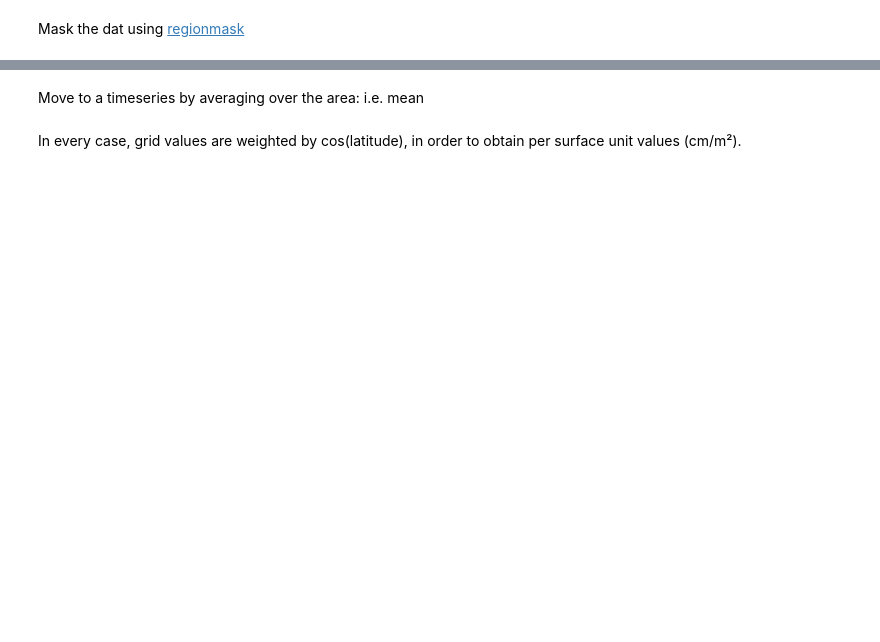
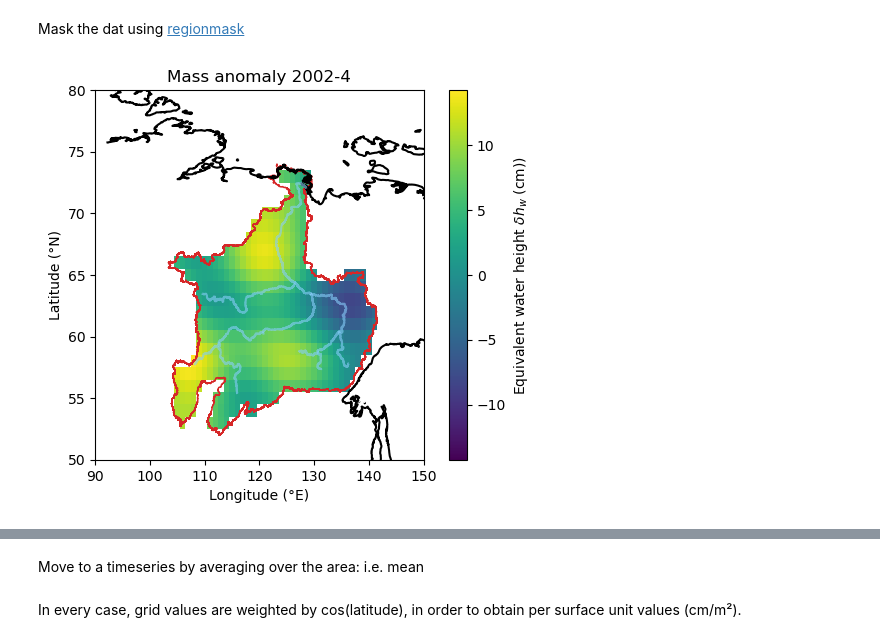
Before and after one commit to Daafip/gravity-anomalies-lena-basin, a Jupyter notebook: Project_grace_filtered.ipynb, the cells around one changed output, grey strips where cells are left out. Drawn from its saved outputs; the diff is of its cells as text; code cells hidden in the pictures; blank space fills up the shorter version.

```diff
--- a/Project_grace_filtered.ipynb
+++ b/Project_grace_filtered.ipynb
@@ -211,10 +198,10 @@ C_mean = C.sum(axis=0)/len(C)
 S_mean = S.sum(axis=0)/len(S)
 # %%
 # remove mean coefficients
-dc1_store = []
-ds1_store = []
+dc1_store_0 = []
+ds1_store_0 = []
 for i, c in enumerate(C):
     dc1 = C[i] - C_mean
     ds1 = S[i] - S_mean
-    dc1_store.append(dc1)
-    ds1_store.append(ds1)
+    dc1_store_0.append(dc1)
+    ds1_store_0.append(ds1)
@@ -351,23 +388,26 @@ ds_lena_basin = ds.where(mask==0)
 # %%
 fig, ax = plt.subplots()
 # ds_lena_basin.isel(time=i).plot(ax=ax,cmap="viridis")
-contour_plot = ds_lena_basin.isel(time=i)["dh(m)"].plot(ax=ax,cmap="viridis")
-contour_plot.colorbar.set_label("Equivalent water height $\delta h_w$ (m))")
-ax.set_title(f"Changes between {grace_names[i]} - {grace_names[i+1]}")
+plot_values = ds_lena_basin.isel(time=i)["dh(m)"] * 100
+contour_plot = plot_values.plot(ax=ax,cmap="viridis")
+contour_plot.colorbar.set_label("Equivalent water height $\delta h_w$ (cm))")
+ax.set_title(f"Mass anomaly {grace_names[i][:-2]}")
 outline.plot(ax=ax, edgecolor="C3", facecolor="None")
 main_rivers.plot(ax=ax, color="lightskyblue",alpha=0.6,lw=1.5)
 
 bounds = (90.0, 50.0, 150.0, 80.0)
 coast.plot(ax=ax,color='k',zorder=1)
 
 ax.set_ylabel("Latitude (°N)")
 ax.set_xlabel("Longitude (°E)")
 ## optionally add background but CRS is difficult
 
 # with rasterio.open(get_background_map("outline2", bounds)) as r:
 #     rioshow(r, ax=ax,zorder=-10)
 ax.set_xlim((bounds[0],bounds[2]))
 ax.set_ylim((bounds[1],bounds[3]));
+# %% [output]
+[figure, added]
 # %%
 flat_mask = mask.values.flatten()
 masked = len(flat_mask[~np.isnan(flat_mask)])
```
Also changed, not shown: parts of 142 cells of this notebook, 43 other files.
